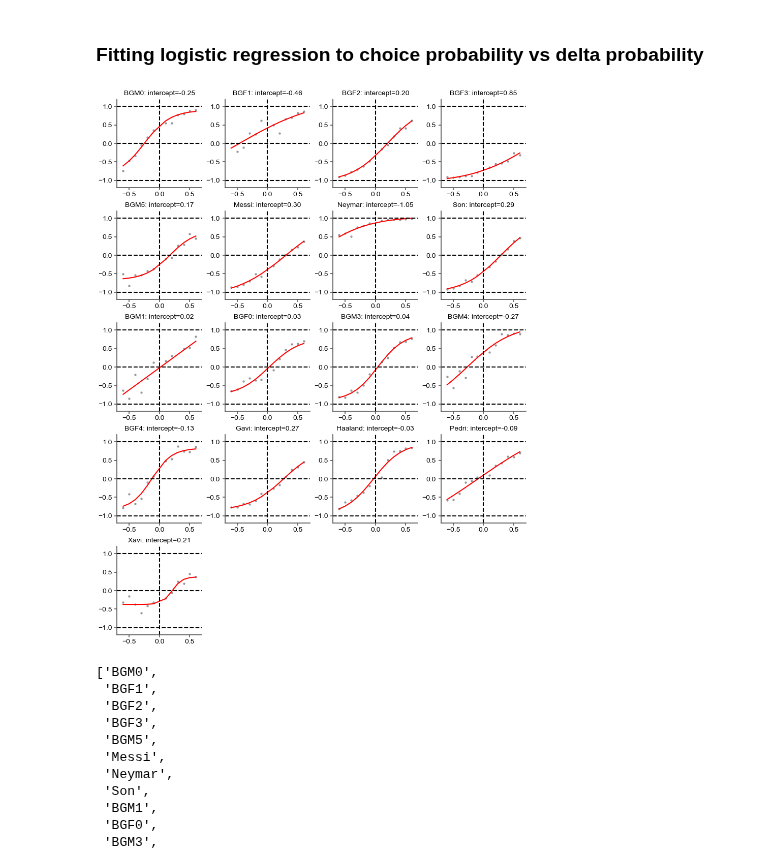
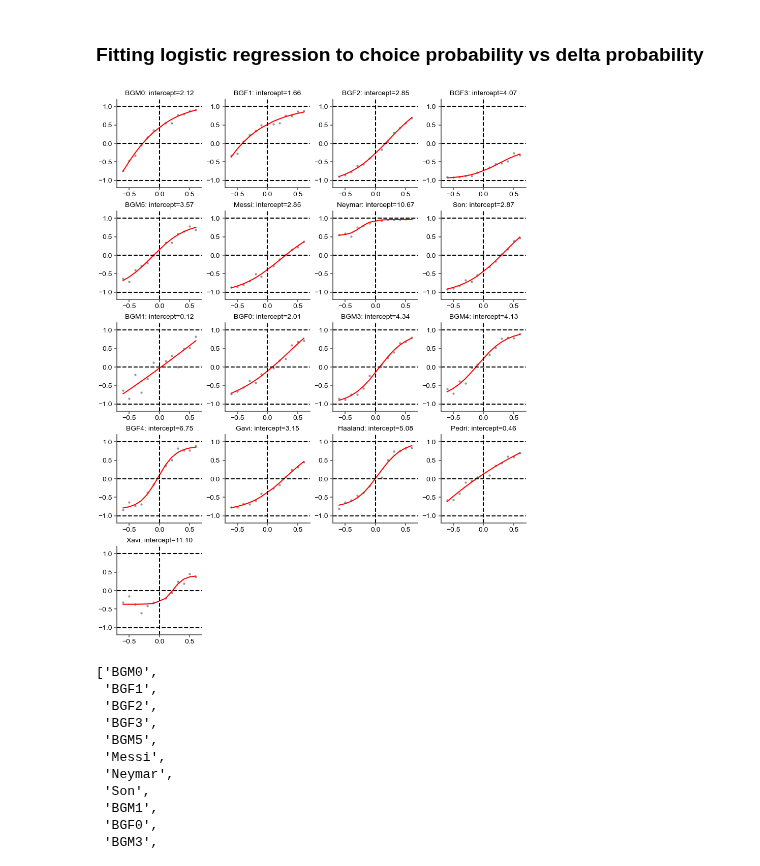
Before and after one commit to bapungiri/py_adlab_bg, a Jupyter notebook: mab_bias.ipynb, the cells around one changed output. Drawn from its saved outputs; the diff is of its cells as text; code cells hidden in the pictures.

```diff
--- a/mab_bias.ipynb
+++ b/mab_bias.ipynb
@@ -14,35 +14,35 @@ fig = plotting.Fig(5, 4, fontsize=10)
 bias_df = []
 for e, exp in enumerate(exps):
 
     task = exp.b2a
-    fit_params, x, y, y_est = task.get_port_bias(kind="tanh")
+    fit_params, x, y, y_est = task.get_port_bias(kind="logistic")
 
     ax = fig.subplot(fig.gs[e])
 
     ax.scatter(x, y, s=5, color="gray", alpha=0.7)
     ax.plot(x, y_est, "-r")
     ax.axhline(0, color="k", linestyle="--")
     ax.axvline(0, color="k", linestyle="--")
     ax.set_title(f"{exp.sub_name}: intercept={fit_params[2]:.2f}")
     ax.set_xlim(-0.7, 0.7)
     ax.set_ylim(-1.2, 1.2)
     ax.axhline(1, color="k", linestyle="--")
     ax.axhline(-1, color="k", linestyle="--")
 
     df = pd.DataFrame(
         dict(
             sub_name=[exp.sub_name],
             # slope=[fit_params.slope],
             # intercept=[fit_params.intercept],
             grp=[exp.group_tag],
         )
     )
     bias_df.append(df)
 
 bias_df = pd.concat(bias_df, ignore_index=True)
 # mab_subjects.GroupData().save(bias_df, "bias")
 # %% [output]
-[figure, old version]
+[figure, new version]
 # %%
 from neuropy import plotting
 
```
Also changed, not shown: 6 other files.
